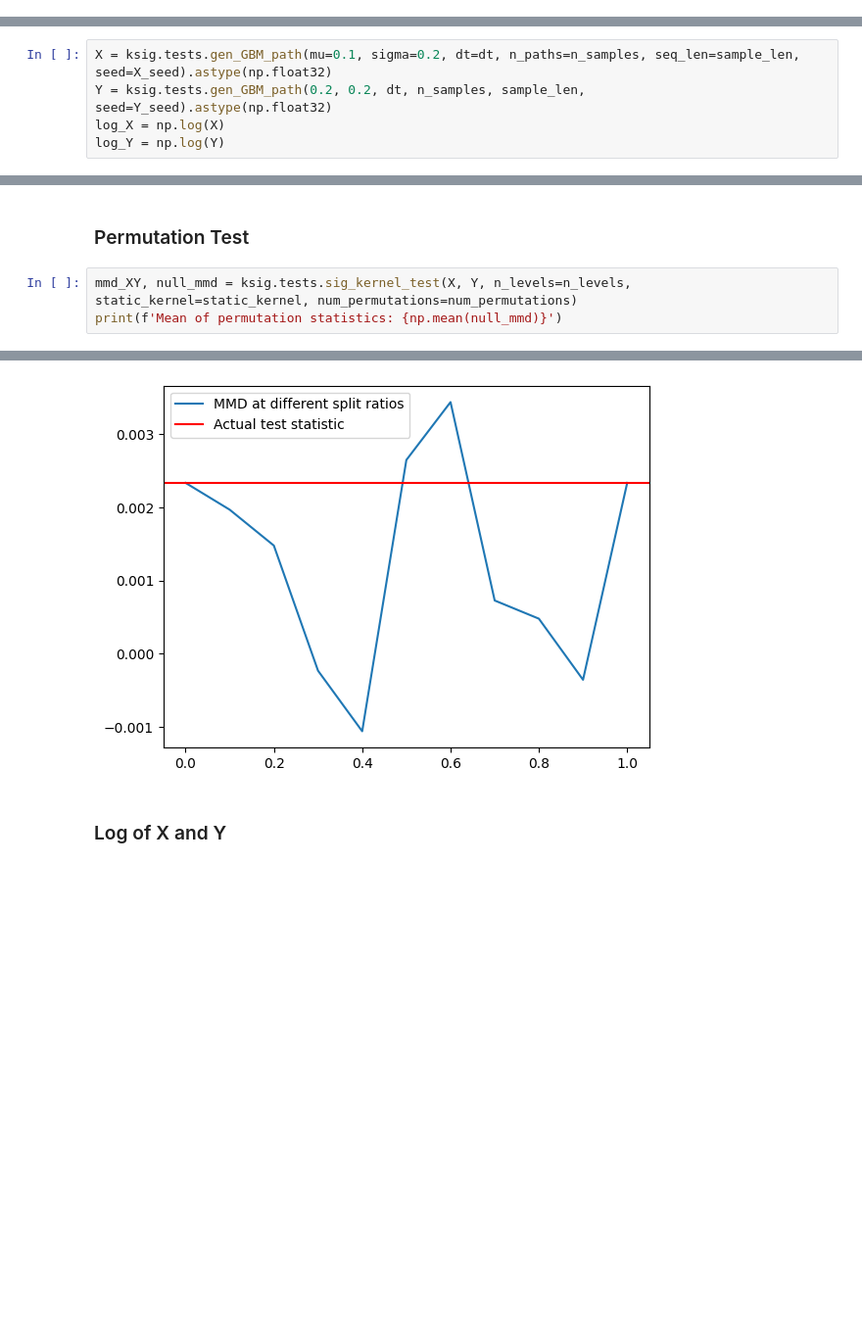
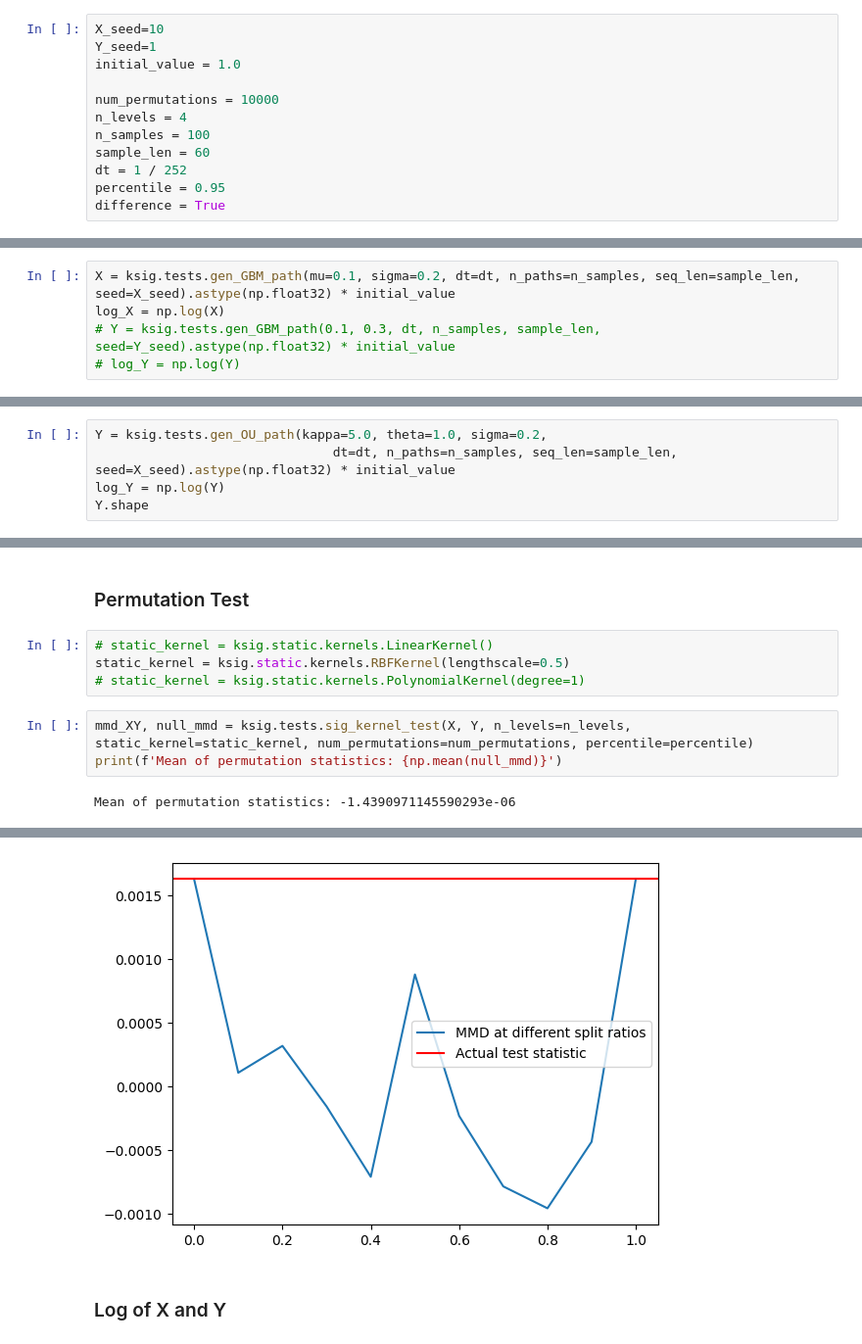
Before and after one commit to luchungi/ds3_kernel_testing, a Jupyter notebook: ksig_sample_test.ipynb, the cells around one changed output, grey strips where cells are left out. Shown at 98% size. Saved outputs shown, nothing was run; the diff lists cells and outputs as text; blank space fills up the shorter version.

```diff
--- a/ksig_sample_test.ipynb
+++ b/ksig_sample_test.ipynb
@@ -28,7 +17,19 @@ static_kernel = ksig.static.kernels.RBFKernel(1.0)
+# %%
+X_seed=10
+Y_seed=1
+initial_value = 1.0
+
+num_permutations = 10000
+n_levels = 4
+n_samples = 100
+sample_len = 60
+dt = 1 / 252
+percentile = 0.95
+difference = True
 # %% [markdown]
 # Generate Data
 # %%
-X = ksig.tests.gen_GBM_path(mu=0.1, sigma=0.2, dt=dt, n_paths=n_samples, seq_len=sample_len, seed=X_seed).astype(np.float32)
-Y = ksig.tests.gen_GBM_path(0.2, 0.2, dt, n_samples, sample_len, seed=Y_seed).astype(np.float32)
+X = ksig.tests.gen_GBM_path(mu=0.1, sigma=0.2, dt=dt, n_paths=n_samples, seq_len=sample_len, seed=X_seed).astype(np.float32) * initial_value
 log_X = np.log(X)
-log_Y = np.log(Y)
+# Y = ksig.tests.gen_GBM_path(0.1, 0.3, dt, n_samples, sample_len, seed=Y_seed).astype(np.float32) * initial_value
+# log_Y = np.log(Y)
@@ -34,0 +41,5 @@ log_Y = np.log(Y)
+# %%
+Y = ksig.tests.gen_OU_path(kappa=5.0, theta=1.0, sigma=0.2,
+                               dt=dt, n_paths=n_samples, seq_len=sample_len, seed=X_seed).astype(np.float32) * initial_value
+log_Y = np.log(Y)
+Y.shape
@@ -64,7 +77,12 @@ Variance: 0.008347884751856327 / 0.009692041203379631
 # MMD Two Sample Test
 # %% [markdown]
 ### Permutation Test
+# %%
+# static_kernel = ksig.static.kernels.LinearKernel()
+static_kernel = ksig.static.kernels.RBFKernel(lengthscale=0.5)
+# static_kernel = ksig.static.kernels.PolynomialKernel(degree=1)
 # %%
-mmd_XY, null_mmd = ksig.tests.sig_kernel_test(X, Y, n_levels=n_levels, static_kernel=static_kernel, num_permutations=num_permutations)
+mmd_XY, null_mmd = ksig.tests.sig_kernel_test(X, Y, n_levels=n_levels, static_kernel=static_kernel, num_permutations=num_permutations, percentile=percentile)
 print(f'Mean of permutation statistics: {np.mean(null_mmd)}')
 # %% [output]
+Mean of permutation statistics: -1.4390971145590293e-06
@@ -72,4 +90,4 @@ print(f'Mean of permutation statistics: {np.mean(null_mmd)}')
-[figure, old version]
+[figure, new version]
 # %% [markdown]
 ### Log of X and Y
 # %%
```
Also changed, not shown: parts of 12 cells of this notebook.
